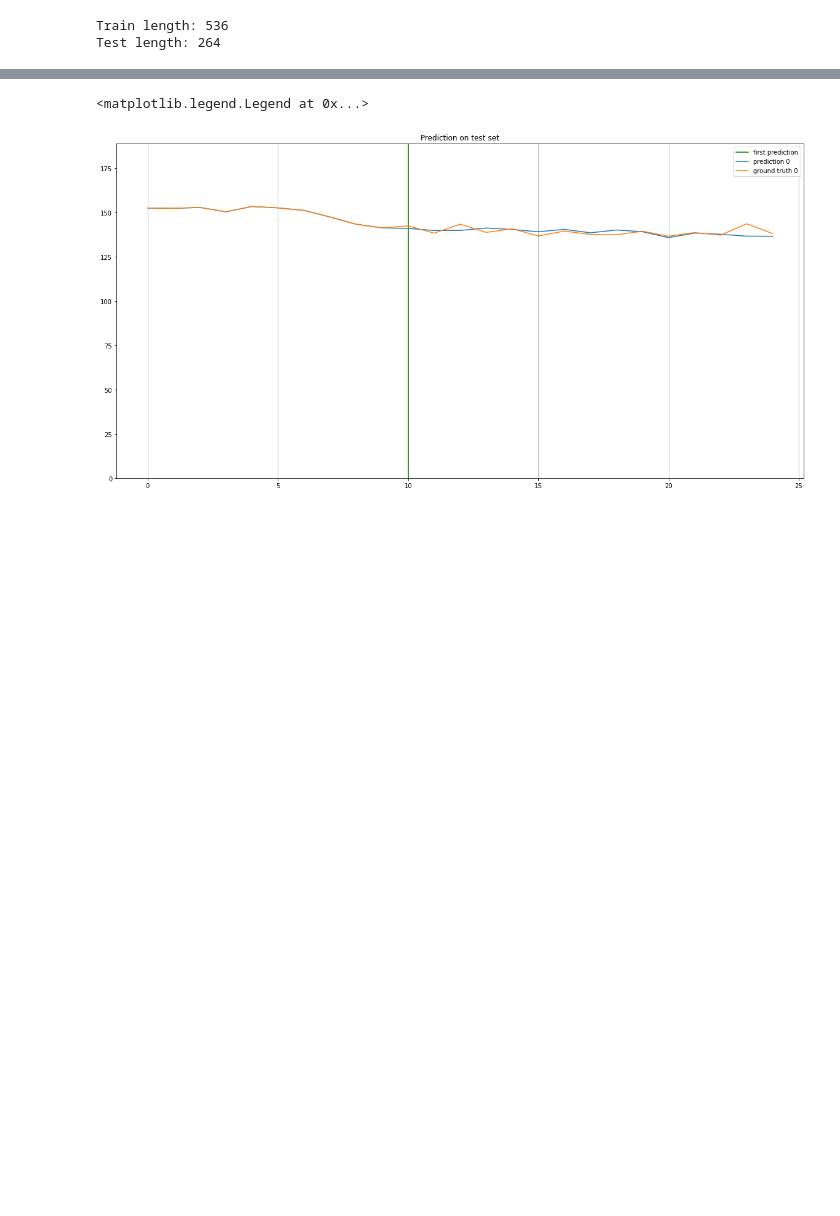
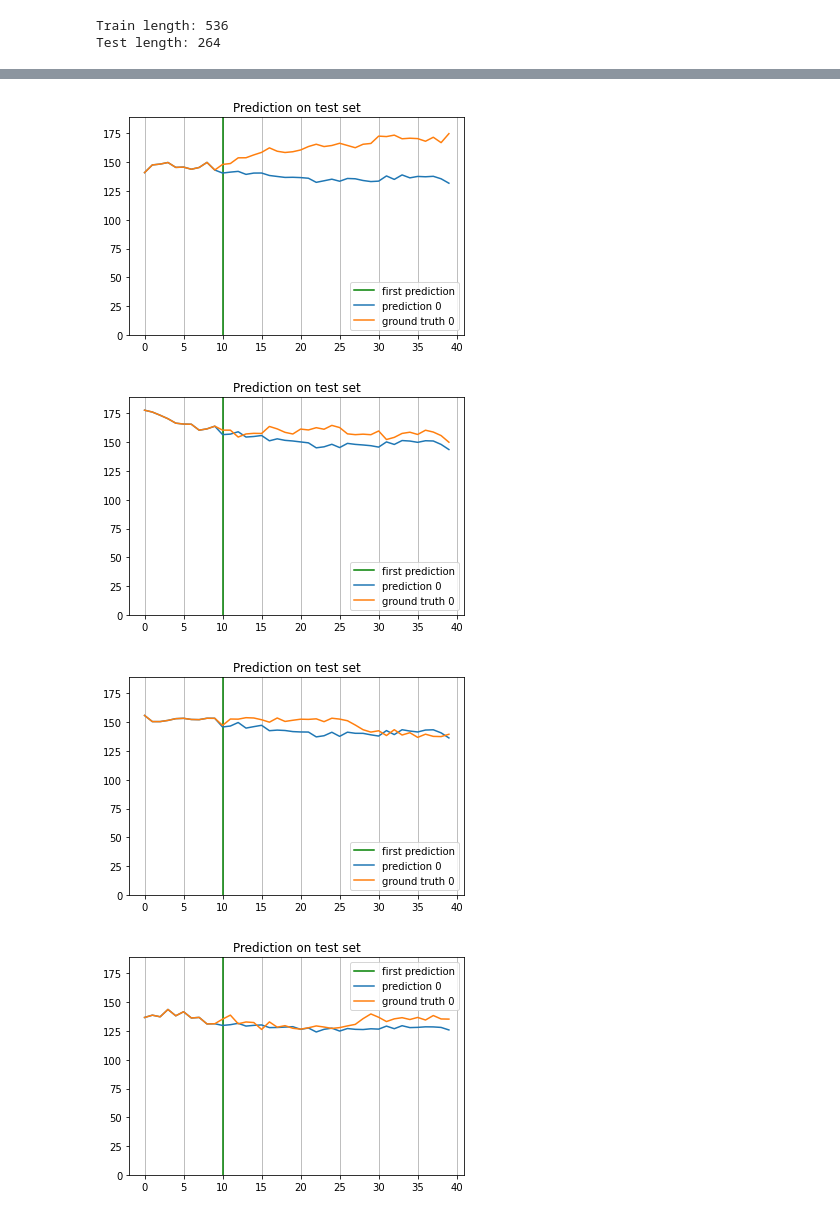
Before and after one commit to calvincbzhang/skyrmions-trajectory-prediction, a Jupyter notebook: rnn.ipynb, the cells around one changed output, grey strips where cells are left out. Drawn from its saved outputs; the diff is of its cells as text; code cells hidden in the pictures; blank space fills up the shorter version.

```diff
--- a/rnn.ipynb
+++ b/rnn.ipynb
@@ -411,7 +409,7 @@ Train length: 536
 Test length: 264
 # %%
 # choose a number of time steps
-n_steps_in, n_steps_out = 10, 15
+n_steps_in, n_steps_out = 10, 30
 # convert into input/output
 X_train, y_train = split_sequence(train, n_steps_in, n_steps_out)
 X_test, y_test = split_sequence(test, n_steps_in, n_steps_out)
@@ -423,12 +421,11 @@ y_test = y_test.reshape(y_test.shape[0], y_test.shape[1])
 # %%
 # define model
 model = Sequential()
-model.add(SimpleRNN(128, activation='relu', return_sequences=True, input_shape=(n_steps_in, n_features)))
-model.add(SimpleRNN(512, activation='relu', return_sequences=True))
-model.add(SimpleRNN(128, activation='relu'))
+model.add(SimpleRNN(32, activation='relu', return_sequences=True, input_shape=(n_steps_in, n_features)))
+model.add(SimpleRNN(16, activation='relu'))
 model.add(Dense(n_steps_out))
 model.compile(optimizer='adam', loss='mae')
 # %%
 # fit model
-history = model.fit(X_train, y_train, validation_data = (X_test,y_test), epochs=100)
+history = model.fit(X_train, y_train, validation_data = (X_test,y_test), epochs=250)
 # %% [output]
@@ -510,19 +517,20 @@ plt.legend()
 # %%
-i = 100
+for i in range (0, len(X_test_unscaled), n_steps_in + n_steps_out):
+    plt.figure()
+    plt.grid(True, axis='x')
+    plt.ylim(0, max(data[coordinate])+1)
+    plt.title('Prediction on test set')
 
-plt.figure(figsize=(20, 10))
-plt.grid(True, axis='x')
-plt.ylim(0, max(data[coordinate])+1)
-plt.title('Prediction on test set')
+    plt.axvline(x=n_steps_in, ymin=0, ymax=1, label='first prediction', color='g')
+    y = np.concatenate((X_test_unscaled[i], pred_test_unscaled[i]))
+    x = np.arange(y.shape[0]).reshape((y.shape[0], 1))
 
-plt.axvline(x=n_steps_in, ymin=0, ymax=1, label='first prediction', color='g')
-y = np.concatenate((X_test_unscaled[i], pred_test_unscaled[i]))
-x = np.arange(y.shape[0]).reshape((y.shape[0], 1))
+    plt.plot(x, y, label='prediction ' + str(particle), color='tab:blue')
+    plt.plot(x, data[data['particle'] == particle][coordinate][train_size+i:train_size+i+n_steps_in+n_steps_out], label='ground truth ' + str(particle), color='tab:orange')
 
-plt.plot(x, y, label='prediction ' + str(particle), color='tab:blue')
-plt.plot(x, data[data['particle'] == particle][coordinate][train_size+i:train_size+i+n_steps_in+n_steps_out], label='ground truth ' + str(particle), color='tab:orange')
-
-plt.legend()
+    plt.legend()
 # %% [output]
-<matplotlib.legend.Legend at 0x...>
-[figure, old version]
+[figure, new version]
+[figure, added]
+[figure, added]
+[figure, added]
```
Also changed, not shown: parts of 13 cells of this notebook.
